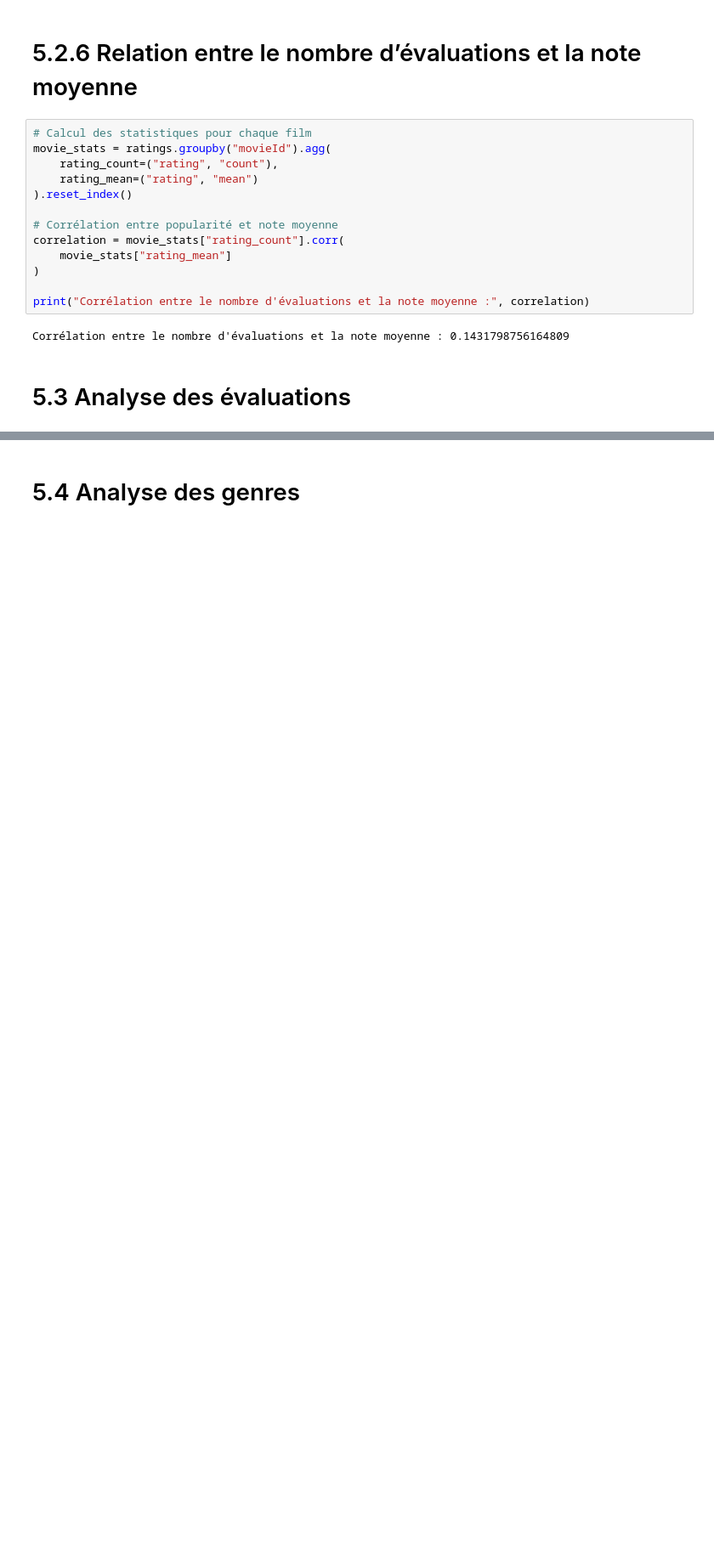
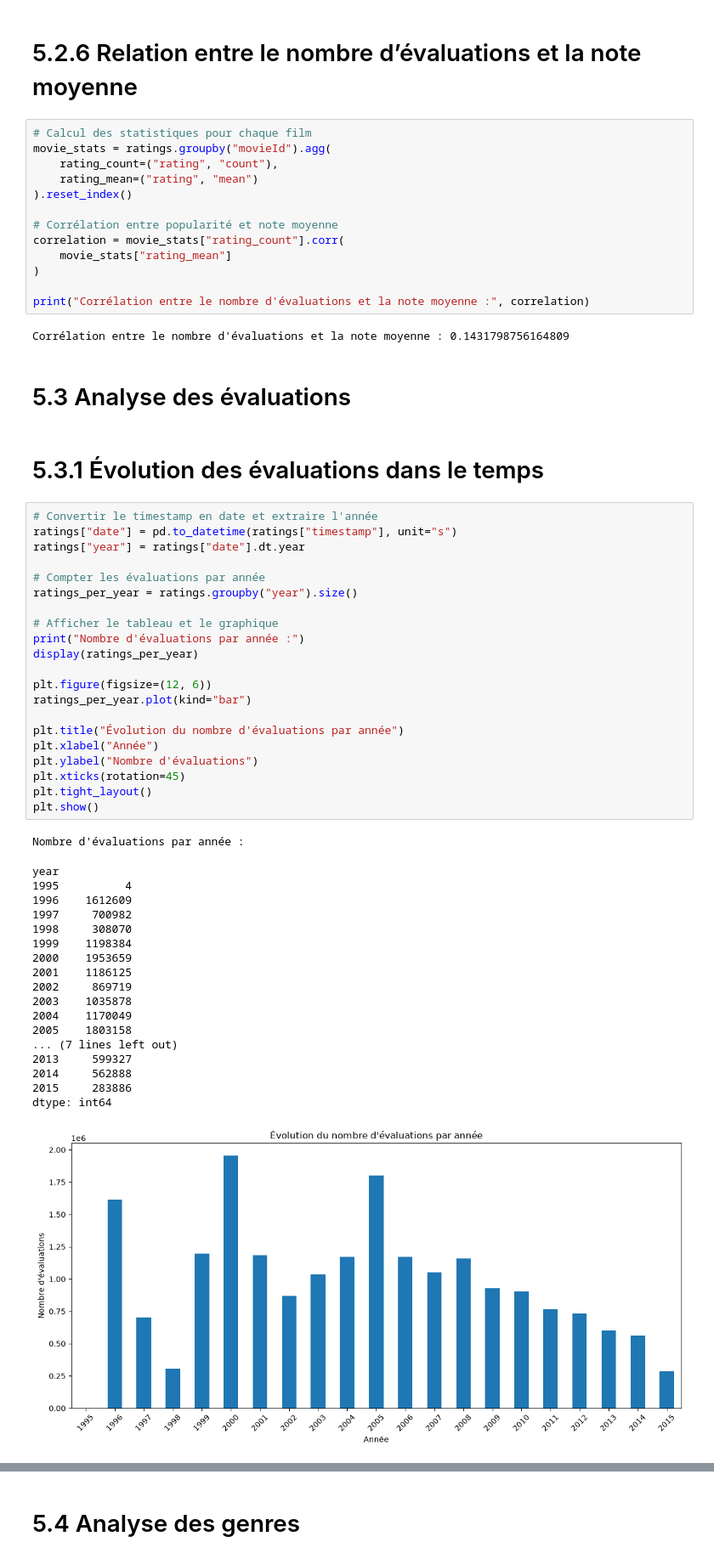
Before and after one commit to DataScientest-Studio/jun26_reco_systeme, a Jupyter notebook: notebooks/Analyse_movielens.ipynb, the cells around one changed output, grey strips where cells are left out. Shown at 85% size. Drawn from its saved outputs; the diff is of its cells as text; blank space fills up the shorter version.

Commit message:
terminer la partie analyse des évaluations 5.3

```diff
--- a/notebooks/Analyse_movielens.ipynb
+++ b/notebooks/Analyse_movielens.ipynb
@@ -329,3 +329,46 @@ print("Corrélation entre le nombre d'évaluations et la note moyenne :", correl
 Corrélation entre le nombre d'évaluations et la note moyenne : 0.1431798756164809
 # %% [markdown]
 # 5.3 Analyse des évaluations
+# %% [markdown]
+# 5.3.1 Évolution des évaluations dans le temps
+# %%
+# Convertir le timestamp en date et extraire l'année
+ratings["date"] = pd.to_datetime(ratings["timestamp"], unit="s")
+ratings["year"] = ratings["date"].dt.year
+
+# Compter les évaluations par année
+ratings_per_year = ratings.groupby("year").size()
+
+# Afficher le tableau et le graphique
+print("Nombre d'évaluations par année :")
+display(ratings_per_year)
+
+plt.figure(figsize=(12, 6))
+ratings_per_year.plot(kind="bar")
+
+plt.title("Évolution du nombre d'évaluations par année")
+plt.xlabel("Année")
+plt.ylabel("Nombre d'évaluations")
+plt.xticks(rotation=45)
+plt.tight_layout()
+plt.show()
+# %% [output]
+Nombre d'évaluations par année :
+year
+1995          4
+1996    1612609
+1997     700982
+1998     308070
+1999    1198384
+2000    1953659
+2001    1186125
+2002     869719
+2003    1035878
+2004    1170049
+2005    1803158
+... (7 lines left out)
+2013     599327
+2014     562888
+2015     283886
+dtype: int64
+[figure, added]
```
Also changed, not shown: parts of 2 cells of this notebook.
